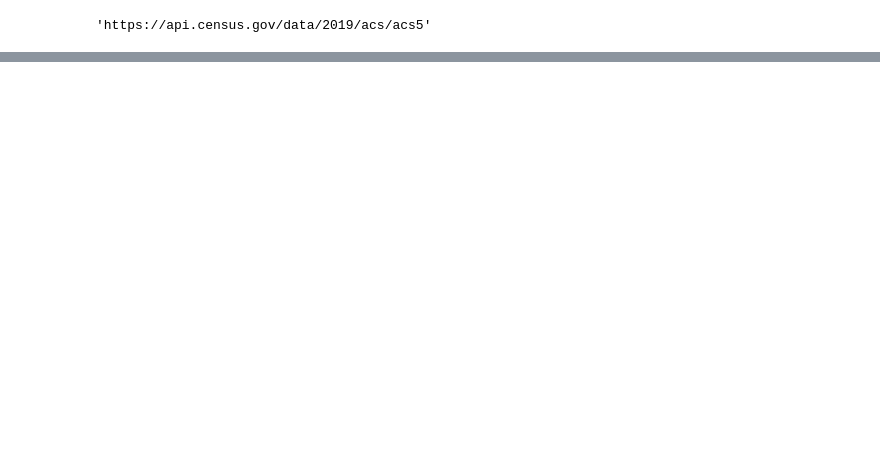
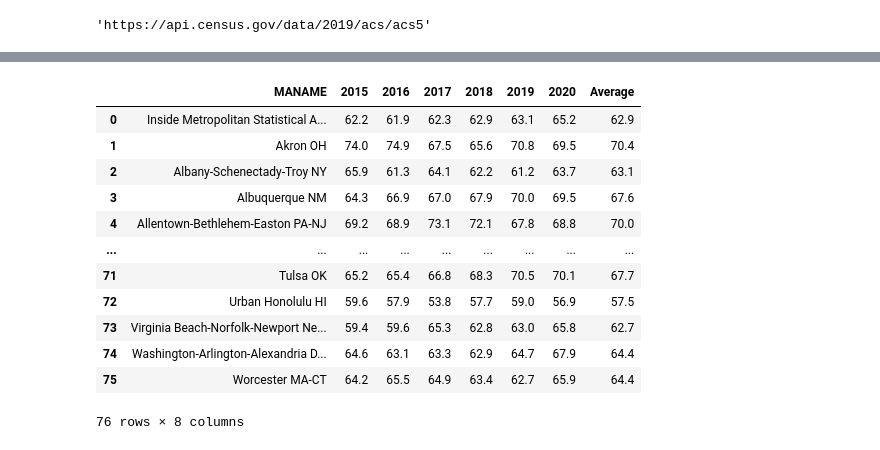
Before and after one commit to Akey20/project_1, a Jupyter notebook: Census_Demo.ipynb, the cells around one changed output, grey strips where cells are left out. Drawn from its saved outputs; the diff is of its cells as text; code cells hidden in the pictures; blank space fills up the shorter version.

```diff
--- a/Census_Demo.ipynb
+++ b/Census_Demo.ipynb
@@ -177,0 +165,18 @@ merged_census_df.to_csv("census_data_2017Years.csv", encoding="utf-8", index=Fal
+# %%
+# Create dataframe of home ownership
+msa_home_ownership = pd.read_csv('../project_1/files/Census_Home_Ownership_2015_2020.csv',low_memory=False)
+msa_home_ownership
+# %% [output]
+|  | MANAME | 2015 | 2016 | 2017 | 2018 | 2019 | 2020 | Average |
+| 0 | Inside Metropolitan Statistical A... | 62.2 | 61.9 | 62.3 | 62.9 | 63.1 | 65.2 | 62.9 |
+| 1 | Akron OH | 74.0 | 74.9 | 67.5 | 65.6 | 70.8 | 69.5 | 70.4 |
+| 2 | Albany-Schenectady-Troy NY | 65.9 | 61.3 | 64.1 | 62.2 | 61.2 | 63.7 | 63.1 |
+| 3 | Albuquerque NM | 64.3 | 66.9 | 67.0 | 67.9 | 70.0 | 69.5 | 67.6 |
+| 4 | Allentown-Bethlehem-Easton PA-NJ | 69.2 | 68.9 | 73.1 | 72.1 | 67.8 | 68.8 | 70.0 |
+| ... | ... | ... | ... | ... | ... | ... | ... | ... |
+| 71 | Tulsa OK | 65.2 | 65.4 | 66.8 | 68.3 | 70.5 | 70.1 | 67.7 |
+| 72 | Urban Honolulu HI | 59.6 | 57.9 | 53.8 | 57.7 | 59.0 | 56.9 | 57.5 |
+| 73 | Virginia Beach-Norfolk-Newport Ne... | 59.4 | 59.6 | 65.3 | 62.8 | 63.0 | 65.8 | 62.7 |
+| 74 | Washington-Arlington-Alexandria D... | 64.6 | 63.1 | 63.3 | 62.9 | 64.7 | 67.9 | 64.4 |
+| 75 | Worcester MA-CT | 64.2 | 65.5 | 64.9 | 63.4 | 62.7 | 65.9 | 64.4 |
+76 rows × 8 columns
```
Also changed, not shown: parts of 15 cells of this notebook, 6 other files.
